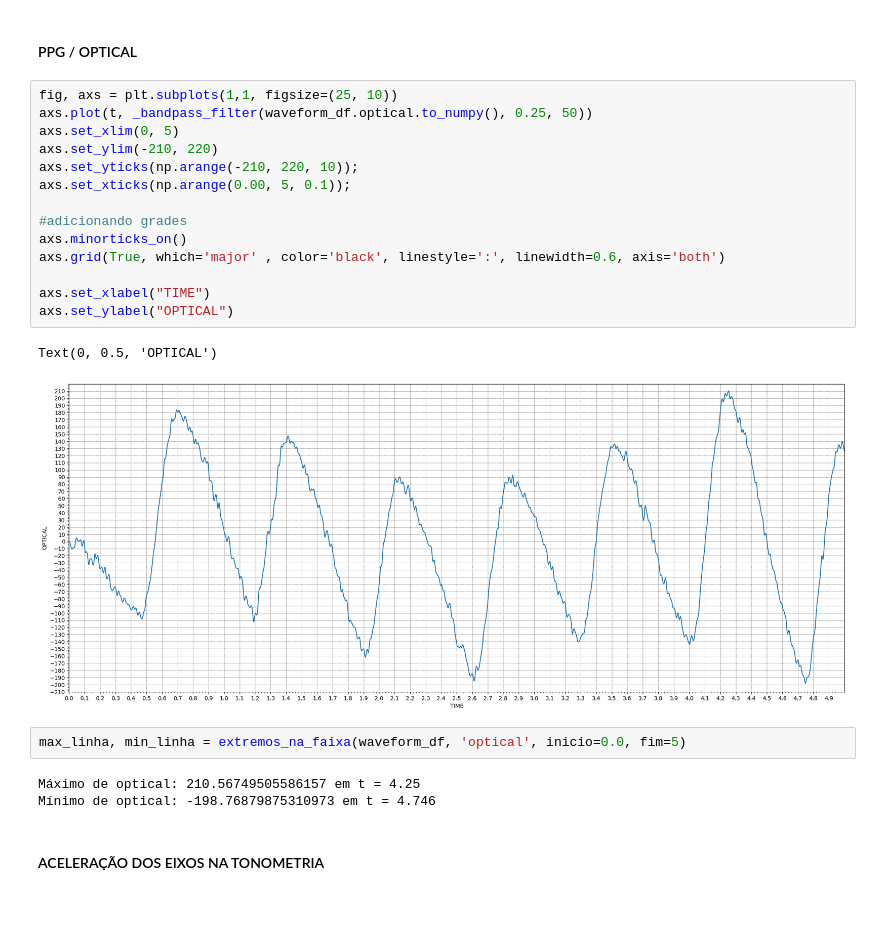
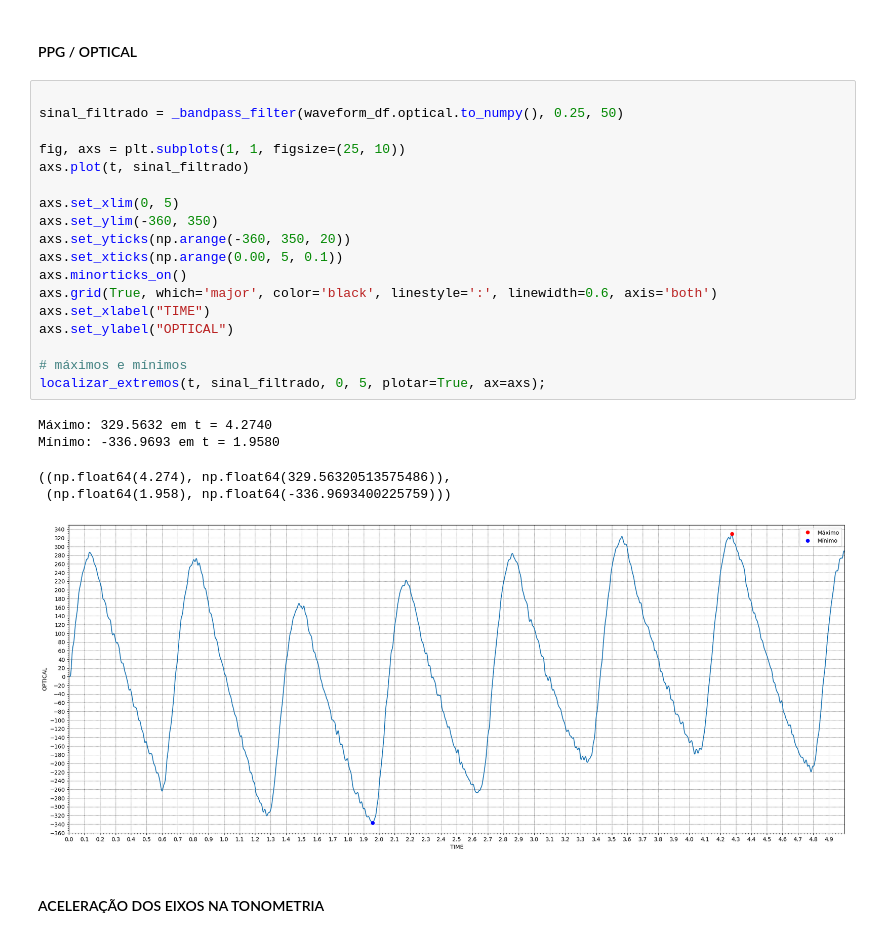
Before and after one commit to brendda-thamyres/processamento_de_sinal, a Jupyter notebook: features_analysis.ipynb, the cells around one changed output. Saved outputs shown, nothing was run; the diff lists cells and outputs as text; blank space fills up the shorter version.

```diff
--- a/features_analysis.ipynb
+++ b/features_analysis.ipynb
@@ -219,27 +266,29 @@ Mínimo de pressure: -37.43 em t = 0.928
 # %% [markdown]
 #### PPG / OPTICAL
 # %%
-fig, axs = plt.subplots(1,1, figsize=(25, 10))
-axs.plot(t, _bandpass_filter(waveform_df.optical.to_numpy(), 0.25, 50))
+
+sinal_filtrado = _bandpass_filter(waveform_df.optical.to_numpy(), 0.25, 50)
+
+fig, axs = plt.subplots(1, 1, figsize=(25, 10))
+axs.plot(t, sinal_filtrado)
+
 axs.set_xlim(0, 5)
-axs.set_ylim(-210, 220)
-axs.set_yticks(np.arange(-210, 220, 10));
-axs.set_xticks(np.arange(0.00, 5, 0.1));
-
-#adicionando grades
+axs.set_ylim(-360, 350)
+axs.set_yticks(np.arange(-360, 350, 20))
+axs.set_xticks(np.arange(0.00, 5, 0.1))
 axs.minorticks_on()
-axs.grid(True, which='major' , color='black', linestyle=':', linewidth=0.6, axis='both')
-
+axs.grid(True, which='major', color='black', linestyle=':', linewidth=0.6, axis='both')
 axs.set_xlabel("TIME")
 axs.set_ylabel("OPTICAL")
+
+# máximos e mínimos
+localizar_extremos(t, sinal_filtrado, 0, 5, plotar=True, ax=axs);
 # %% [output]
-Text(0, 0.5, 'OPTICAL')
+Máximo: 329.5632 em t = 4.2740
+Mínimo: -336.9693 em t = 1.9580
+((np.float64(4.274), np.float64(329.56320513575486)),
+ (np.float64(1.958), np.float64(-336.9693400225759)))
-[figure, old version]
+[figure, new version]
-# %%
-max_linha, min_linha = extremos_na_faixa(waveform_df, 'optical', inicio=0.0, fim=5)
-# %% [output]
-Máximo de optical: 210.56749505586157 em t = 4.25
-Mínimo de optical: -198.76879875310973 em t = 4.746
 # %% [markdown]
 #### ACELERAÇÃO DOS EIXOS NA TONOMETRIA
 # %% [markdown]
```
Also changed, not shown: parts of 21 cells of this notebook.
